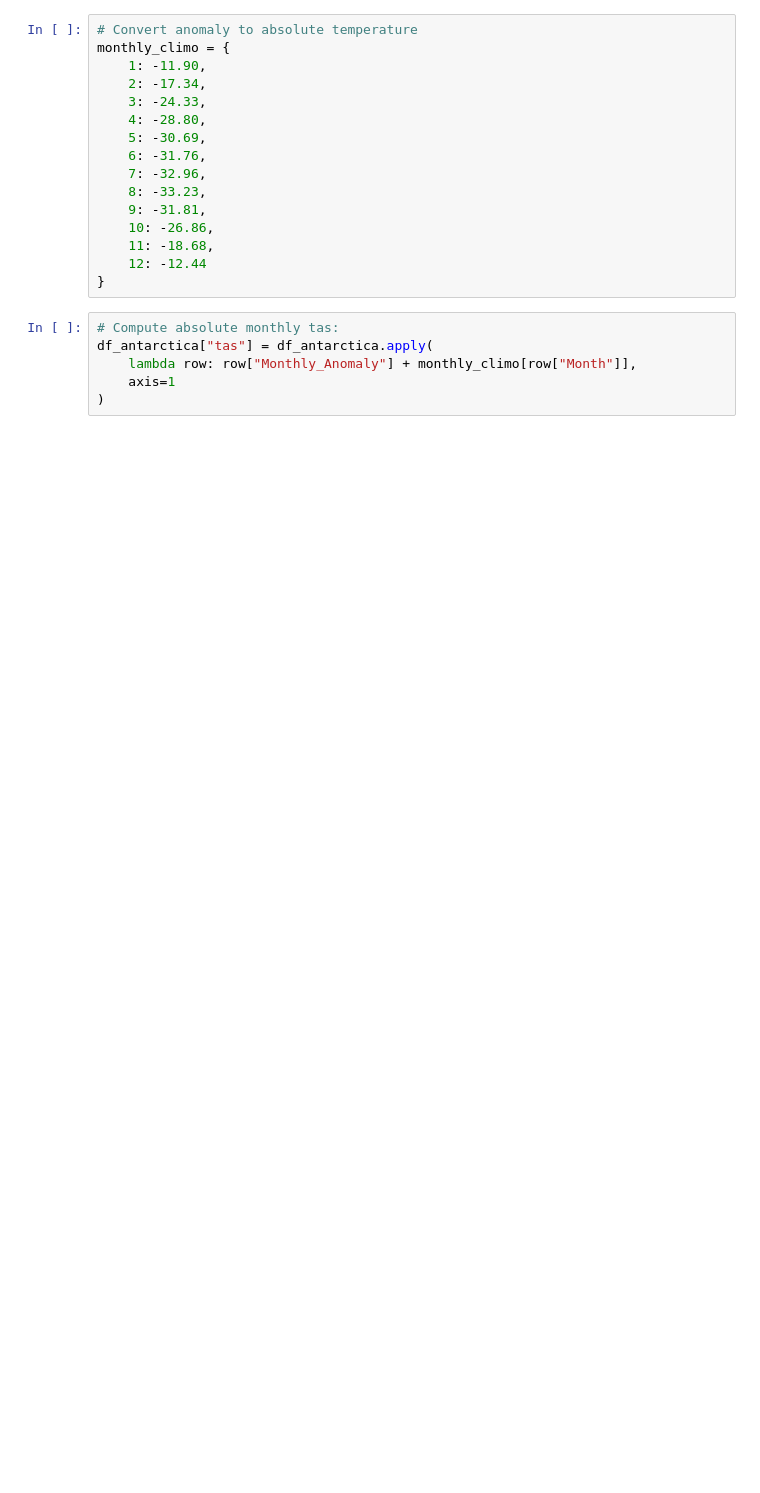
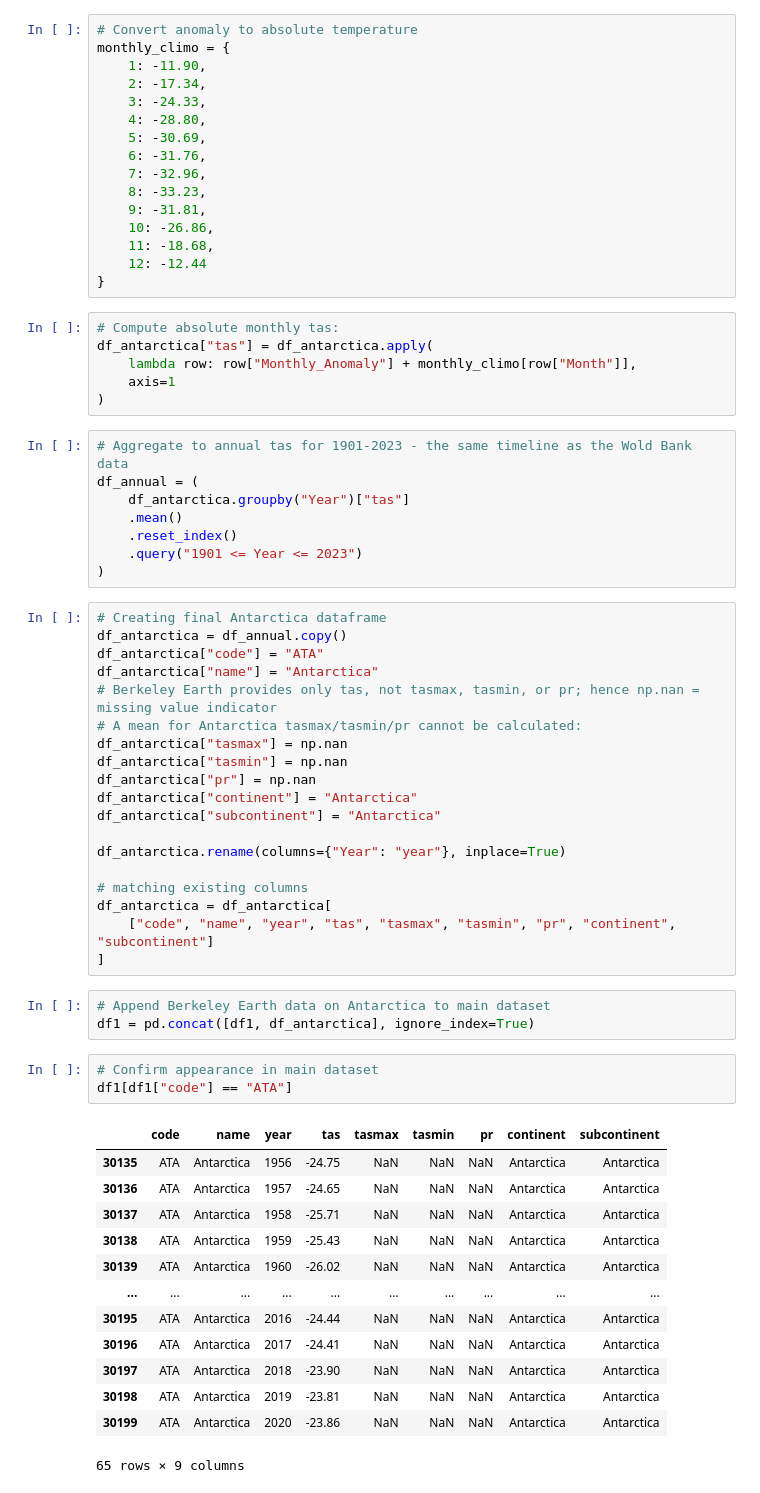
Before and after one commit to DominicSimpson/climatechange_machinelearningproject_worldbankdata, a Jupyter notebook: climatechageproject_worldbankdata.ipynb, the cells around one changed output. Saved outputs shown, nothing was run; the diff lists cells and outputs as text; blank space fills up the shorter version.

Commit message:
Added Antarctica to main dataset

```diff
--- a/climatechageproject_worldbankdata.ipynb
+++ b/climatechageproject_worldbankdata.ipynb
@@ -785,3 +785,50 @@ df_antarctica["tas"] = df_antarctica.apply(
     lambda row: row["Monthly_Anomaly"] + monthly_climo[row["Month"]],
     axis=1
 )
+# %%
+# Aggregate to annual tas for 1901-2023 - the same timeline as the Wold Bank data
+df_annual = (
+    df_antarctica.groupby("Year")["tas"]
+    .mean()
+    .reset_index()
+    .query("1901 <= Year <= 2023")
+)
+# %%
+# Creating final Antarctica dataframe
+df_antarctica = df_annual.copy()
+df_antarctica["code"] = "ATA"
+df_antarctica["name"] = "Antarctica"
+# Berkeley Earth provides only tas, not tasmax, tasmin, or pr; hence np.nan = missing value indicator
+# A mean for Antarctica tasmax/tasmin/pr cannot be calculated:
+df_antarctica["tasmax"] = np.nan
+df_antarctica["tasmin"] = np.nan
+df_antarctica["pr"] = np.nan
+df_antarctica["continent"] = "Antarctica"
+df_antarctica["subcontinent"] = "Antarctica"
+
+df_antarctica.rename(columns={"Year": "year"}, inplace=True)
+
+# matching existing columns
+df_antarctica = df_antarctica[
+    ["code", "name", "year", "tas", "tasmax", "tasmin", "pr", "continent", "subcontinent"]
+]
+# %%
+# Append Berkeley Earth data on Antarctica to main dataset
+df1 = pd.concat([df1, df_antarctica], ignore_index=True)
+# %%
+# Confirm appearance in main dataset
+df1[df1["code"] == "ATA"]
+# %% [output]
+|  | code | name | year | tas | tasmax | tasmin | pr | continent | subcontinent |
+| 30135 | ATA | Antarctica | 1956 | -24.75 | NaN | NaN | NaN | Antarctica | Antarctica |
+| 30136 | ATA | Antarctica | 1957 | -24.65 | NaN | NaN | NaN | Antarctica | Antarctica |
+| 30137 | ATA | Antarctica | 1958 | -25.71 | NaN | NaN | NaN | Antarctica | Antarctica |
+| 30138 | ATA | Antarctica | 1959 | -25.43 | NaN | NaN | NaN | Antarctica | Antarctica |
+| 30139 | ATA | Antarctica | 1960 | -26.02 | NaN | NaN | NaN | Antarctica | Antarctica |
+| ... | ... | ... | ... | ... | ... | ... | ... | ... | ... |
+| 30195 | ATA | Antarctica | 2016 | -24.44 | NaN | NaN | NaN | Antarctica | Antarctica |
+| 30196 | ATA | Antarctica | 2017 | -24.41 | NaN | NaN | NaN | Antarctica | Antarctica |
+| 30197 | ATA | Antarctica | 2018 | -23.90 | NaN | NaN | NaN | Antarctica | Antarctica |
+| 30198 | ATA | Antarctica | 2019 | -23.81 | NaN | NaN | NaN | Antarctica | Antarctica |
+| 30199 | ATA | Antarctica | 2020 | -23.86 | NaN | NaN | NaN | Antarctica | Antarctica |
+65 rows × 9 columns
```
